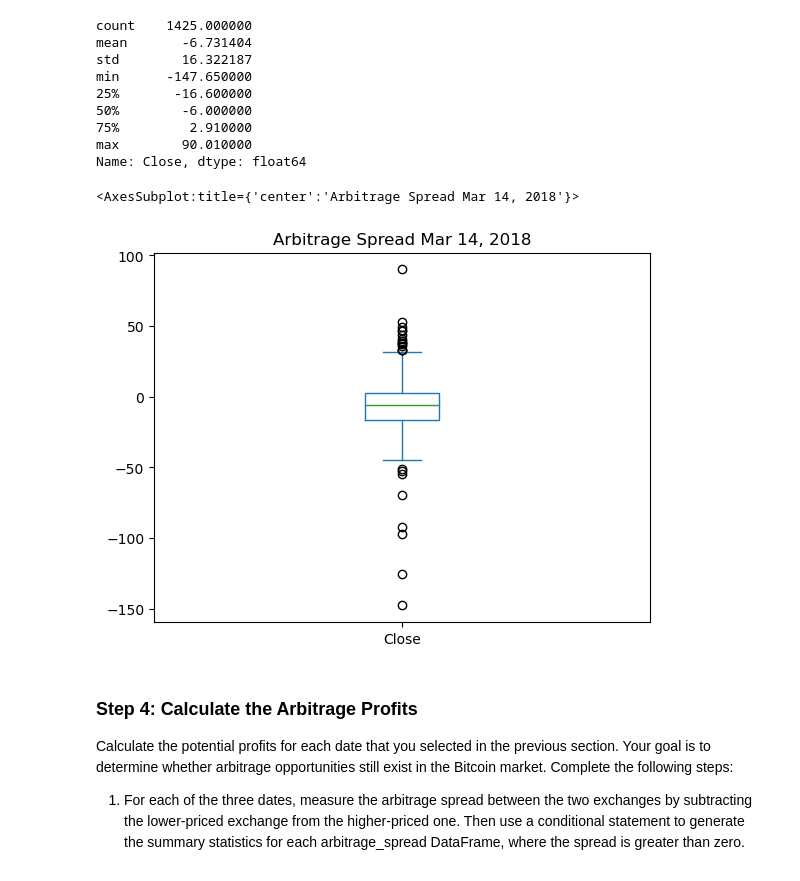
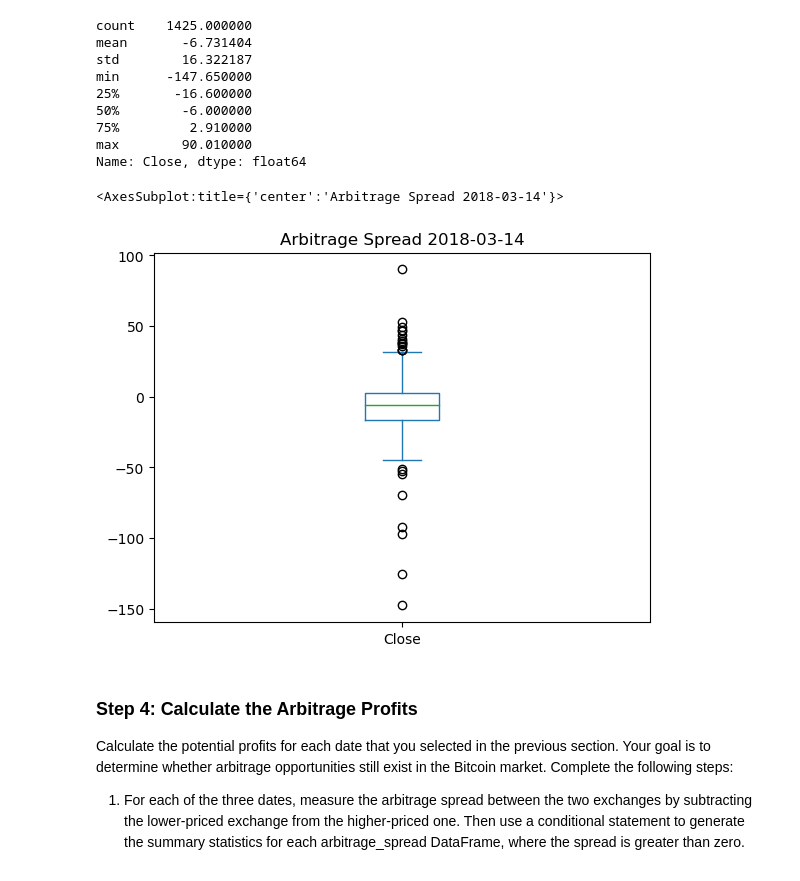
Before and after one commit to BorisDudkin/Fintech_Module3_Bitcoin_Arbitrage, a Jupyter notebook: crypto_arbitrage.ipynb, the cells around one changed output. Drawn from its saved outputs; the diff is of its cells as text; code cells hidden in the pictures.

```diff
--- a/crypto_arbitrage.ipynb
+++ b/crypto_arbitrage.ipynb
@@ -487,6 +487,11 @@ Focus your analysis on specific dates by completing the following steps:
 1. Select three dates to evaluate for arbitrage profitability. Choose one date that’s early in the dataset, one from the middle of the dataset, and one from the later part of the time period.
 
 2. For each of the three dates, generate the summary statistics and then create a box plot. This big-picture view is meant to help you gain a better understanding of the data before you perform your arbitrage calculations. As you compare the data, what conclusions can you draw?
+# %%
+# defining three dates to zoom in into different periods within the sample
+early = '2018-01-08'
+middle = '2018-02-15'
+late = '2018-03-14'
 # %%
 # Create an overlay plot that visualizes the two dataframes over a period of one day early in the dataset.
 # Be sure that the plots include the parameters `legend`, `figsize`, `title`, `color` and `label`
@@ -560,7 +565,7 @@ coinbase_sliced.loc['2018-03-14'].plot(legend=True, figsize=(15, 6), color="oran
 # %%
 # Using the date from the late that you have selected, calculate the arbitrage spread
 # by subtracting the bitstamp lower closing prices from the coinbase higher closing prices
-arbitrage_spread_late = coinbase_sliced.loc['2018-03-14'] - bitstamp_sliced.loc['2018-03-14']
+arbitrage_spread_late = coinbase_sliced.loc[late] - bitstamp_sliced.loc[late]
 
 # Generate summary statistics for the late DataFrame
 arbitrage_spread_late.describe()
@@ -576,10 +581,10 @@ max        90.010000
 Name: Close, dtype: float64
 # %%
 # Visualize the arbitrage spread from late in the dataset in a box plot
-arbitrage_spread_late.plot(kind='box', title = 'Arbitrage Spread Mar 14, 2018')
+arbitrage_spread_late.plot(kind='box', title = 'Arbitrage Spread ' + late)
 # %% [output]
-<AxesSubplot:title={'center':'Arbitrage Spread Mar 14, 2018'}>
+<AxesSubplot:title={'center':'Arbitrage Spread 2018-03-14'}>
-[figure, old version]
+[figure, new version]
 # %% [markdown]
 ### Step 4: Calculate the Arbitrage Profits
 
```
Also changed, not shown: parts of 22 cells of this notebook.
